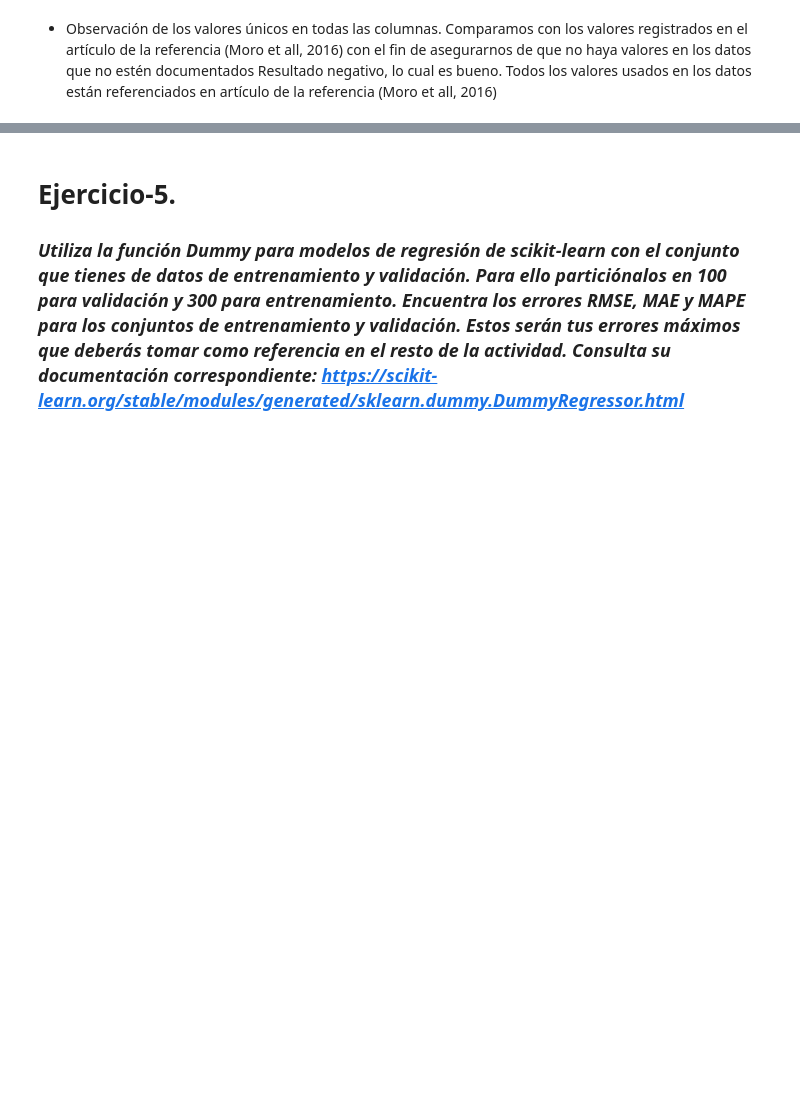
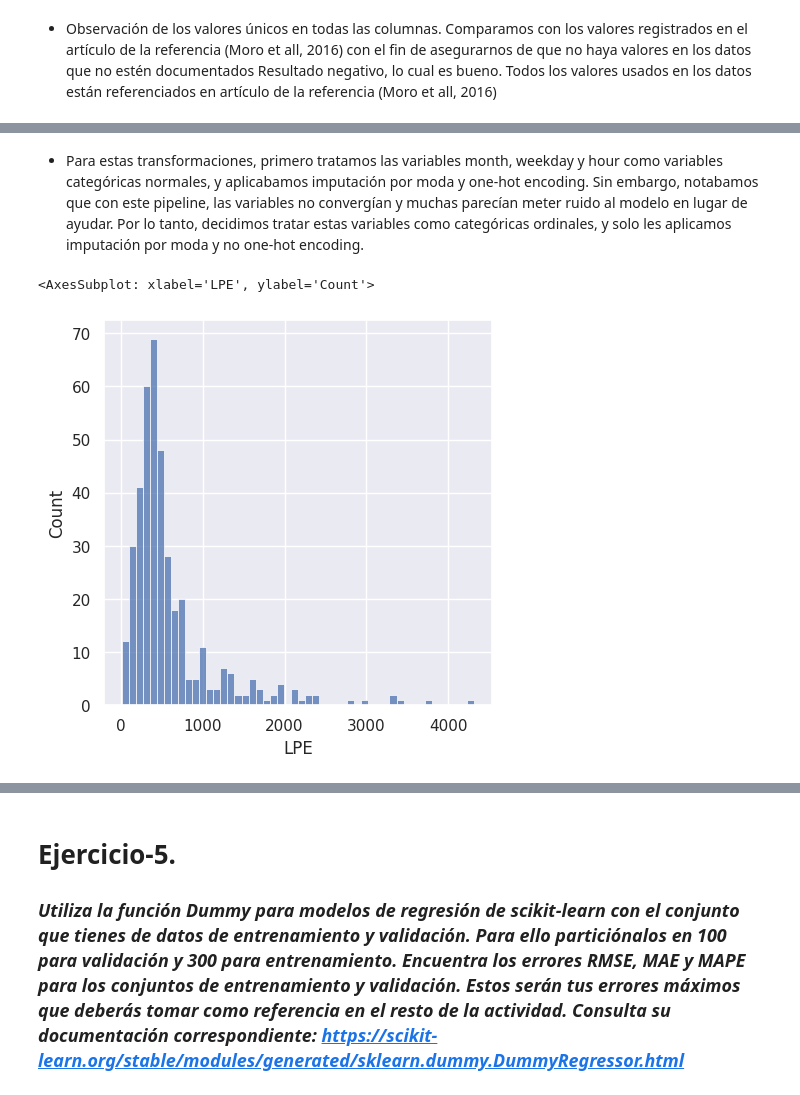
Before and after one commit to Edgar-IAH/IA-Grupo-45, a Jupyter notebook: Semana_7/Redneuronal_Equipo45.ipynb, the cells around one changed output, grey strips where cells are left out. Saved outputs shown, nothing was run; the diff lists cells and outputs as text; code cells hidden in the pictures; blank space fills up the shorter version.

```diff
--- a/Semana_7/Redneuronal_Equipo45.ipynb
+++ b/Semana_7/Redneuronal_Equipo45.ipynb
@@ -575,3 +558,11 @@ columnasTransformer = ColumnTransformer(
     ],
     remainder="passthrough",
 )
+# %% [markdown]
+- Para estas transformaciones, primero tratamos las variables month, weekday y hour como variables categóricas normales, y aplicabamos imputación por moda y one-hot encoding. Sin embargo, notabamos que con este pipeline, las variables no convergían y muchas parecían meter ruido al modelo en lugar de ayudar. Por lo tanto, decidimos tratar estas variables como categóricas ordinales, y solo les aplicamos imputación por moda y no one-hot encoding.
+# %%
+sns.set(rc={"figure.figsize": (5, 5)})
+sns.histplot(Y_train, bins=50)
+# %% [output]
+<AxesSubplot: xlabel='LPE', ylabel='Count'>
+[figure, added]
```
Also changed, not shown: parts of 37 cells of this notebook.
